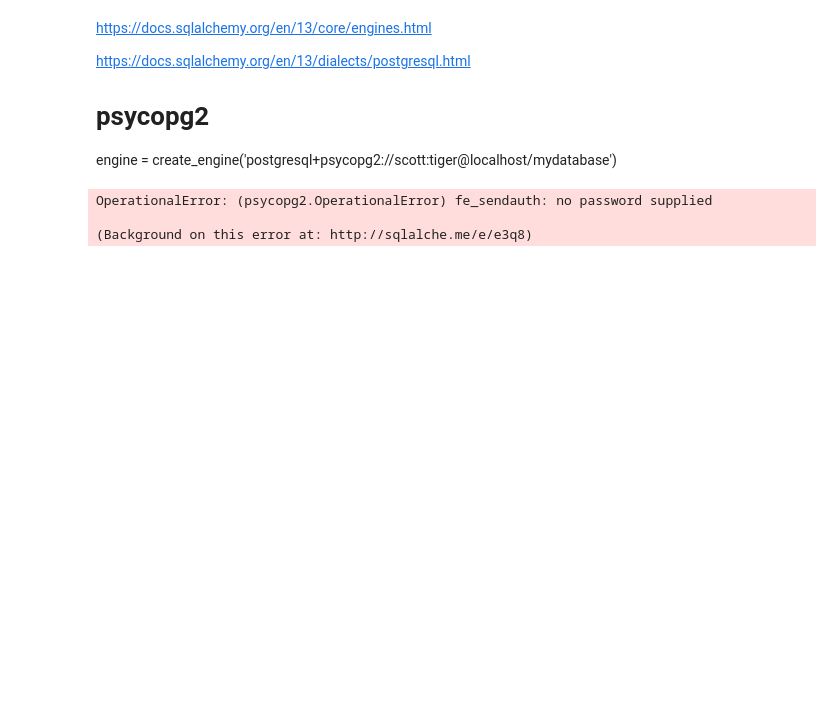
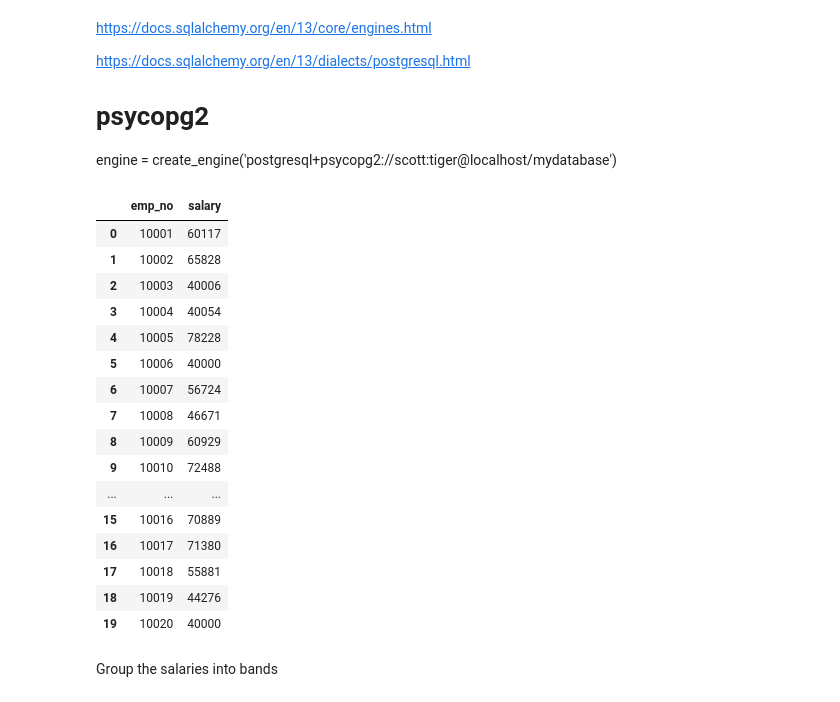
Before and after one commit to Turtles173/TT_9_sql-challenge, a Jupyter notebook: pewlett_hack_analysis.ipynb, the cells around one changed output. Saved outputs shown, nothing was run; the diff lists cells and outputs as text; code cells hidden in the pictures; blank space fills up the shorter version.

```diff
--- a/pewlett_hack_analysis.ipynb
+++ b/pewlett_hack_analysis.ipynb
@@ -28,9 +30,30 @@ import matplotlib.pyplot as plt
 import numpy as np
 import pandas as pd
 # %%
-engine = create_engine('postgresql://localhost:5432/<pewlett_hack_queries>')
+engine = create_engine('postgresql://postgres:Japp13!Bootcamp1@localhost:5432/pewlett_hack')
 connection = engine.connect()
-# %% [output]
-OperationalError: (psycopg2.OperationalError) fe_sendauth: no password supplied
-
-(Background on this error at: http://sqlalche.me/e/e3q8)
+# %%
+#Query the salaries in the salaries table
+query1 = "select * from salaries"
+salary_df = pd.read_sql(query1, connection)
+salary_df.head(20)
+# %% [output]
+|  | emp_no | salary |
+| 0 | 10001 | 60117 |
+| 1 | 10002 | 65828 |
+| 2 | 10003 | 40006 |
+| 3 | 10004 | 40054 |
+| 4 | 10005 | 78228 |
+| 5 | 10006 | 40000 |
+| 6 | 10007 | 56724 |
+| 7 | 10008 | 46671 |
+| 8 | 10009 | 60929 |
+| 9 | 10010 | 72488 |
+| ... | ... | ... |
+| 15 | 10016 | 70889 |
+| 16 | 10017 | 71380 |
+| 17 | 10018 | 55881 |
+| 18 | 10019 | 44276 |
+| 19 | 10020 | 40000 |
+# %% [markdown]
+Group the salaries into bands
```
Also changed, not shown: parts of 14 cells of this notebook, 1 other file.
